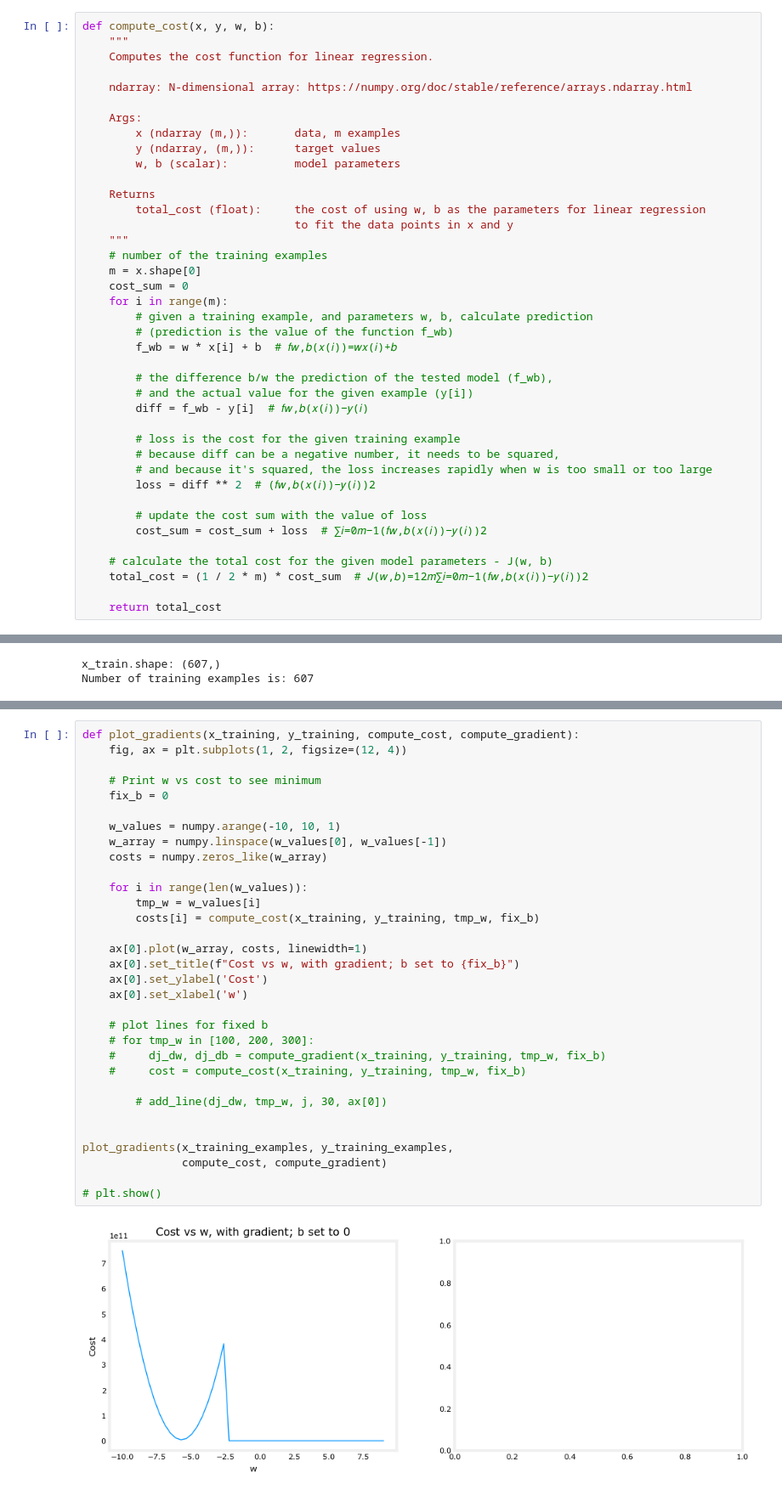
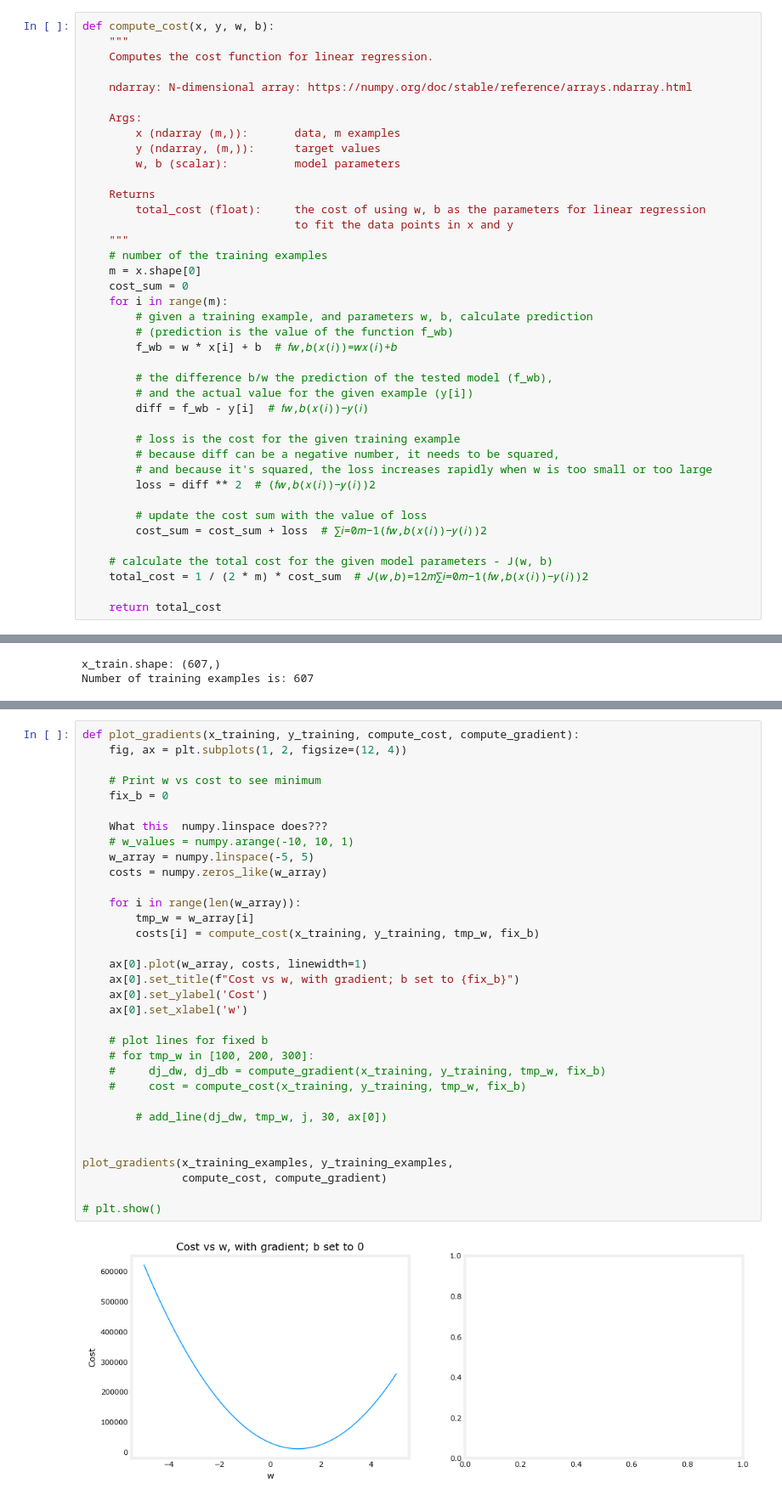
Before and after one commit to MaciejReimann/harvesters, a Jupyter notebook: src/ml-experiments/linear_regression_sassari.ipynb, the cells around one changed output, grey strips where cells are left out. Shown: that part at 85% size. Saved outputs shown, nothing was run; the diff lists cells and outputs as text.

Commit message:
plot_gradients successful

```diff
--- a/src/ml-experiments/linear_regression_sassari.ipynb
+++ b/src/ml-experiments/linear_regression_sassari.ipynb
@@ -67,7 +67,7 @@ def compute_cost(x, y, w, b):
         cost_sum = cost_sum + loss  # ∑𝑖=0𝑚−1(𝑓𝑤,𝑏(𝑥(𝑖))−𝑦(𝑖))2
 
     # calculate the total cost for the given model parameters - J(w, b)
-    total_cost = (1 / 2 * m) * cost_sum  # 𝐽(𝑤,𝑏)=12𝑚∑𝑖=0𝑚−1(𝑓𝑤,𝑏(𝑥(𝑖))−𝑦(𝑖))2
+    total_cost = 1 / (2 * m) * cost_sum  # 𝐽(𝑤,𝑏)=12𝑚∑𝑖=0𝑚−1(𝑓𝑤,𝑏(𝑥(𝑖))−𝑦(𝑖))2
 
     return total_cost
 # %% [markdown]
@@ -306,37 +307,38 @@ print(f"(w,b) found by gradient descent: ({w_final:8.4f},{b_final:8.4f})")
 # %%
 def plot_gradients(x_training, y_training, compute_cost, compute_gradient):
     fig, ax = plt.subplots(1, 2, figsize=(12, 4))
 
     # Print w vs cost to see minimum
     fix_b = 0
 
-    w_values = numpy.arange(-10, 10, 1)
-    w_array = numpy.linspace(w_values[0], w_values[-1])
+    What this  numpy.linspace does???
+    # w_values = numpy.arange(-10, 10, 1)
+    w_array = numpy.linspace(-5, 5)
     costs = numpy.zeros_like(w_array)
 
-    for i in range(len(w_values)):
-        tmp_w = w_values[i]
+    for i in range(len(w_array)):
+        tmp_w = w_array[i]
         costs[i] = compute_cost(x_training, y_training, tmp_w, fix_b)
 
     ax[0].plot(w_array, costs, linewidth=1)
     ax[0].set_title(f"Cost vs w, with gradient; b set to {fix_b}")
     ax[0].set_ylabel('Cost')
     ax[0].set_xlabel('w')
 
     # plot lines for fixed b
     # for tmp_w in [100, 200, 300]:
     #     dj_dw, dj_db = compute_gradient(x_training, y_training, tmp_w, fix_b)
     #     cost = compute_cost(x_training, y_training, tmp_w, fix_b)
 
         # add_line(dj_dw, tmp_w, j, 30, ax[0])
 
 
 plot_gradients(x_training_examples, y_training_examples,
                compute_cost, compute_gradient)
 
 # plt.show()
 # %% [output]
-[figure, old version]
+[figure, new version]
 # %%
 # plot cost versus iteration
 fig, (ax1, ax2) = plt.subplots(1, 2, constrained_layout=True, figsize=(12, 4))
```
Also changed, not shown: parts of 4 cells of this notebook.
